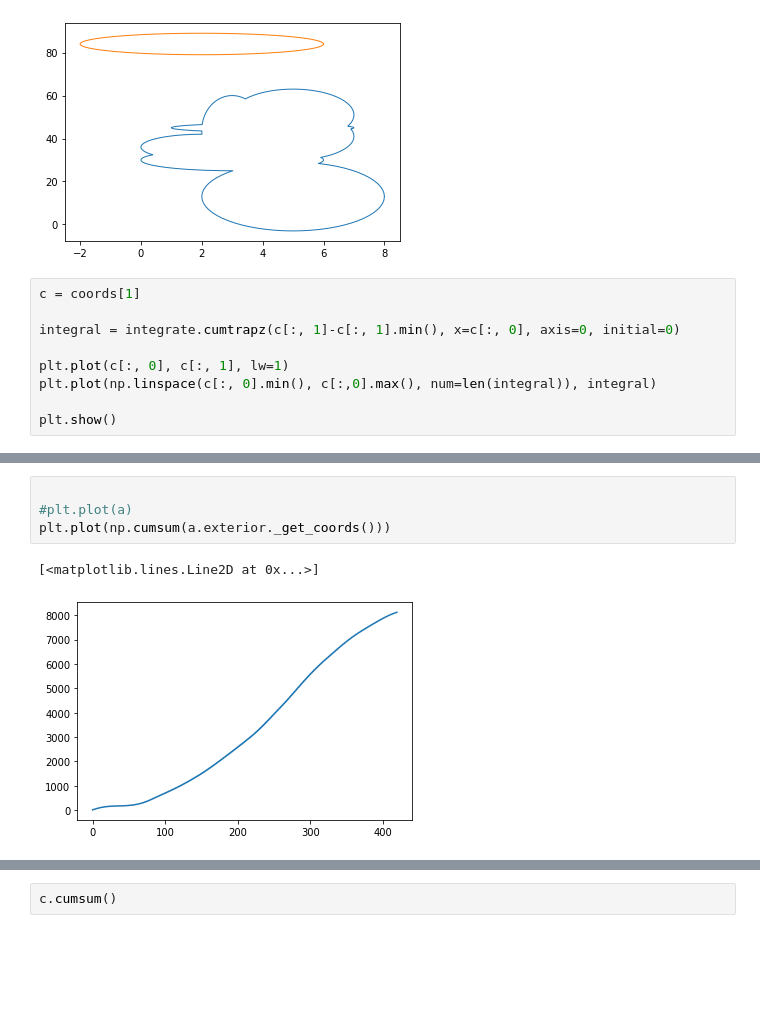
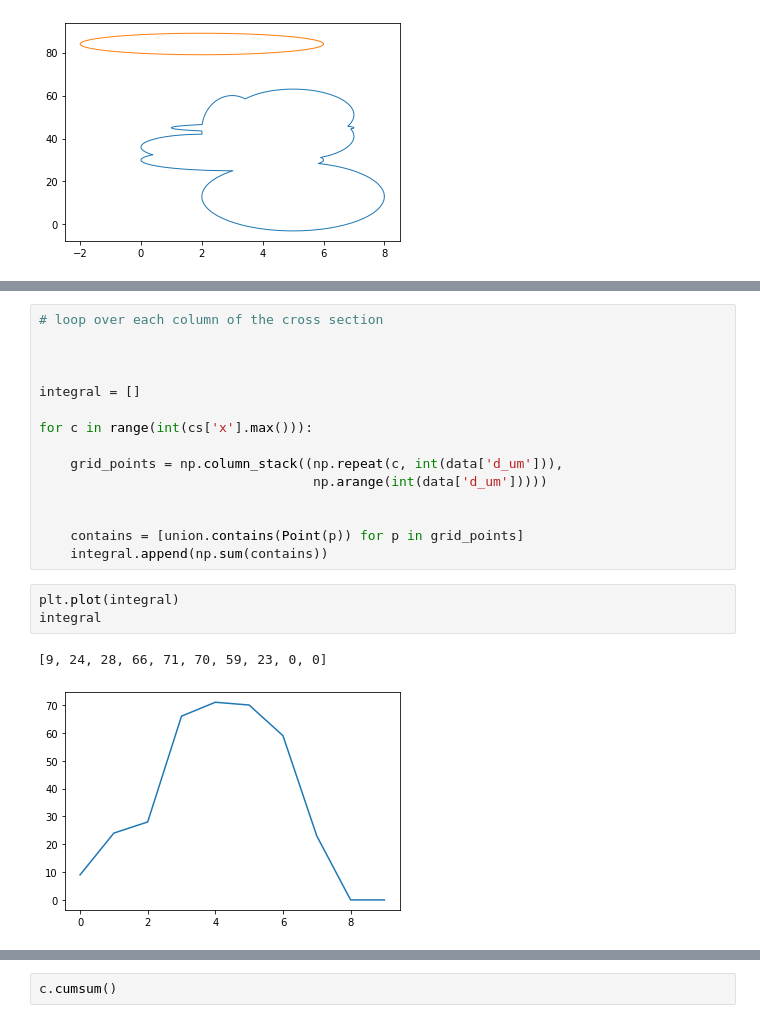
Before and after one commit to ericmuckley/fluid_channel_modeling, a Jupyter notebook: channel_modeling_cross_sections.ipynb, the cells around one changed output, grey strips where cells are left out. Saved outputs shown, nothing was run; the diff lists cells and outputs as text; blank space fills up the shorter version.

```diff
--- a/channel_modeling_cross_sections.ipynb
+++ b/channel_modeling_cross_sections.ipynb
@@ -215,12 +214,3 @@ plt.show()
 multi
 tot int: 398.345101090568
 [figure]
-# %%
-c = coords[1]
-
-integral = integrate.cumtrapz(c[:, 1]-c[:, 1].min(), x=c[:, 0], axis=0, initial=0)
-
-plt.plot(c[:, 0], c[:, 1], lw=1)
-plt.plot(np.linspace(c[:, 0].min(), c[:,0].max(), num=len(integral)), integral)
-
-plt.show()
@@ -253,7 +217,21 @@ LINESTRING (8 13, 7.985554180016592 11.43172575472704, 7.94235584120969 9.878554
-# %%
-
-#plt.plot(a)
-plt.plot(np.cumsum(a.exterior._get_coords()))
-# %% [output]
-[<matplotlib.lines.Line2D at 0x...>]
-[figure, removed]
+# %%
+# loop over each column of the cross section
+
+
+
+integral = []
+
+for c in range(int(cs['x'].max())):
+
+    grid_points = np.column_stack((np.repeat(c, int(data['d_um'])),
+                                   np.arange(int(data['d_um']))))
+
+
+    contains = [union.contains(Point(p)) for p in grid_points]
+    integral.append(np.sum(contains))
+# %%
+plt.plot(integral)
+integral
+# %% [output]
+[9, 24, 28, 66, 71, 70, 59, 23, 0, 0]
+[figure, added]
```
Also changed, not shown: parts of 5 cells of this notebook.
